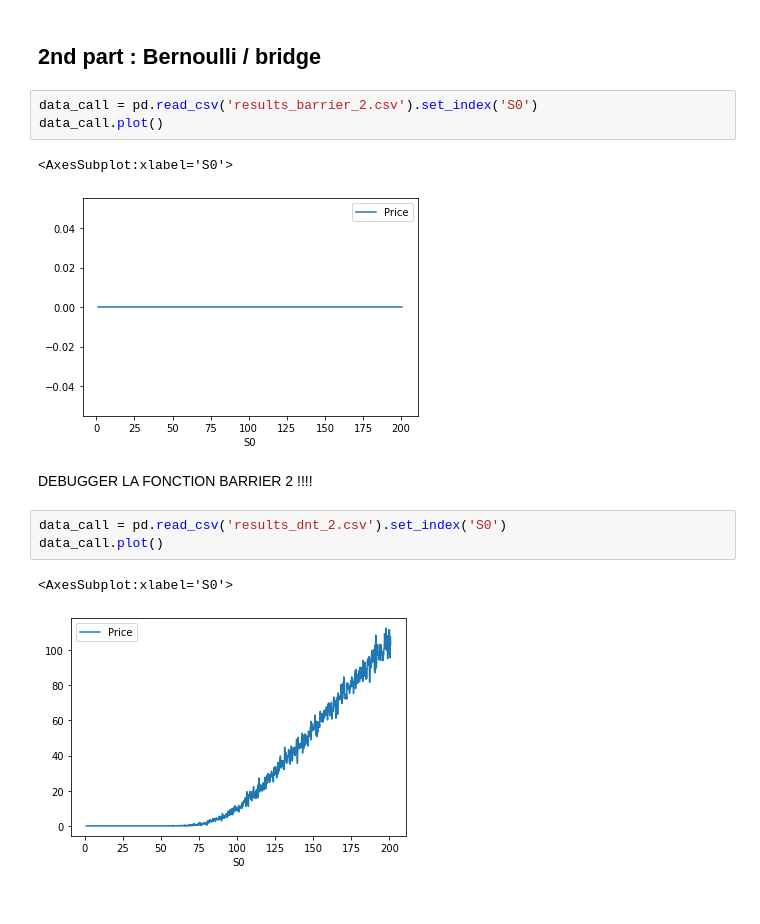
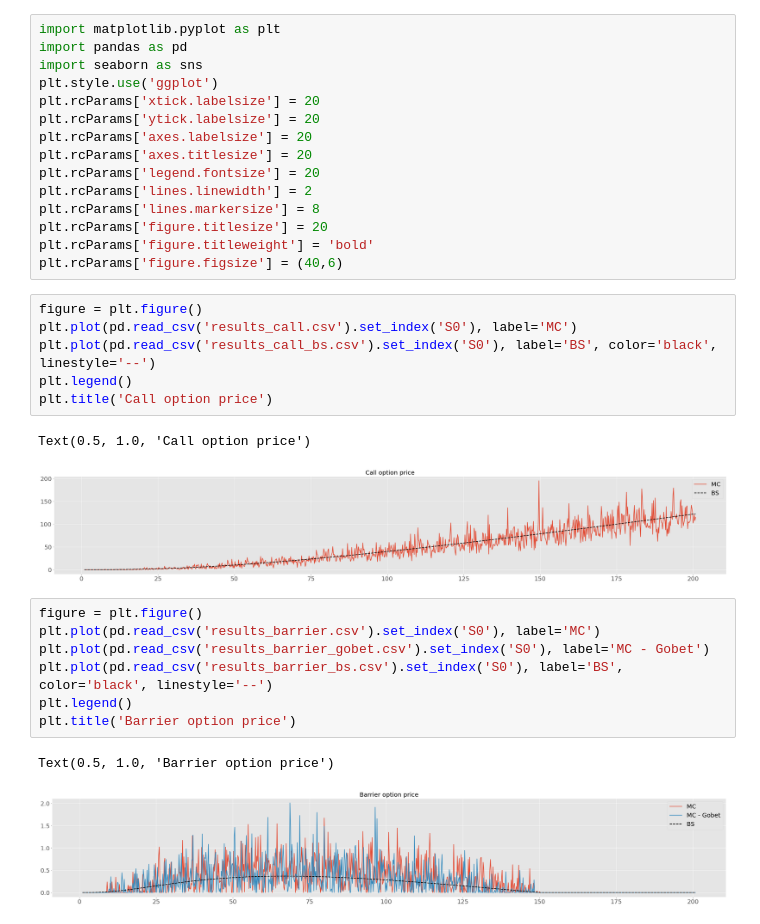
Before and after one commit to vtisserand/killed_diffusion, a Jupyter notebook: plot.ipynb, the cells around one changed output. Cells and saved outputs as stored; diff of their text form.

```diff
--- a/plot.ipynb
+++ b/plot.ipynb
@@ -31,16 +1,34 @@ data_call.plot()
-# %% [markdown]
-## 2nd part : Bernoulli / bridge
-# %%
-data_call = pd.read_csv('results_barrier_2.csv').set_index('S0')
-data_call.plot()
-# %% [output]
-<AxesSubplot:xlabel='S0'>
-[figure, removed]
-# %% [markdown]
-DEBUGGER LA FONCTION BARRIER 2 !!!!
-# %%
-data_call = pd.read_csv('results_dnt_2.csv').set_index('S0')
-data_call.plot()
-# %% [output]
-<AxesSubplot:xlabel='S0'>
-[figure, removed]
+# %%
+import matplotlib.pyplot as plt
+import pandas as pd
+import seaborn as sns
+plt.style.use('ggplot')
+plt.rcParams['xtick.labelsize'] = 20
+plt.rcParams['ytick.labelsize'] = 20
+plt.rcParams['axes.labelsize'] = 20
+plt.rcParams['axes.titlesize'] = 20
+plt.rcParams['legend.fontsize'] = 20
+plt.rcParams['lines.linewidth'] = 2
+plt.rcParams['lines.markersize'] = 8
+plt.rcParams['figure.titlesize'] = 20
+plt.rcParams['figure.titleweight'] = 'bold'
+plt.rcParams['figure.figsize'] = (40,6)
+# %%
+figure = plt.figure()
+plt.plot(pd.read_csv('results_call.csv').set_index('S0'), label='MC')
+plt.plot(pd.read_csv('results_call_bs.csv').set_index('S0'), label='BS', color='black', linestyle='--')
+plt.legend()
+plt.title('Call option price')
+# %% [output]
+Text(0.5, 1.0, 'Call option price')
+[figure, added]
+# %%
+figure = plt.figure()
+plt.plot(pd.read_csv('results_barrier.csv').set_index('S0'), label='MC')
+plt.plot(pd.read_csv('results_barrier_gobet.csv').set_index('S0'), label='MC - Gobet')
+plt.plot(pd.read_csv('results_barrier_bs.csv').set_index('S0'), label='BS', color='black', linestyle='--')
+plt.legend()
+plt.title('Barrier option price')
+# %% [output]
+Text(0.5, 1.0, 'Barrier option price')
+[figure, added]
```
Also changed, not shown: parts of 9 cells of this notebook, 7 other files.
